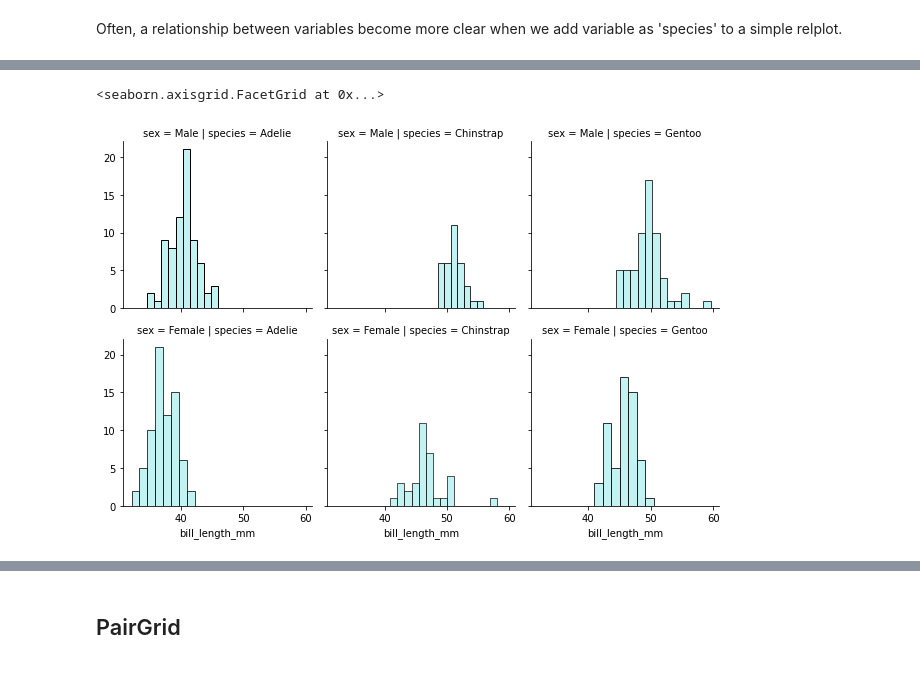
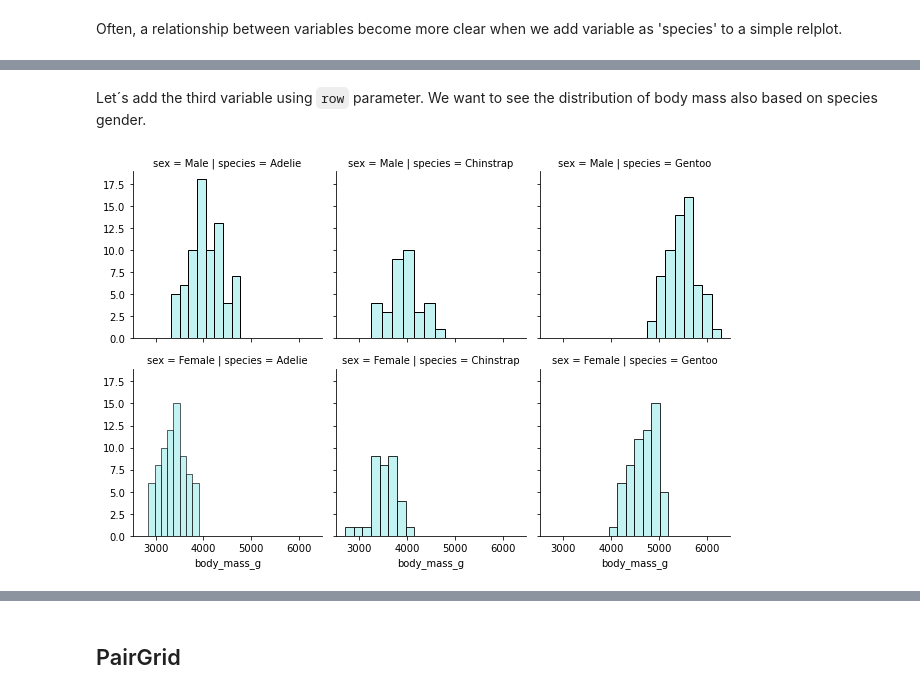
Before and after one commit to zatkopatrik/authentic-data-science, a Jupyter notebook: Jupyter_notebooks/3. Data-Visualization/3_4_15 Multivariate visualizations with Seaborn.ipynb, the cells around one changed output, grey strips where cells are left out. Saved outputs shown, nothing was run; the diff lists cells and outputs as text; code cells hidden in the pictures.

Commit message:
FacetGrid examples

```diff
--- a/Jupyter_notebooks/3. Data-Visualization/3_4_15 Multivariate visualizations with Seaborn.ipynb
+++ b/Jupyter_notebooks/3. Data-Visualization/3_4_15 Multivariate visualizations with Seaborn.ipynb
@@ -77,6 +116,9 @@ sns.FacetGrid(penguins)
+# %% [markdown]
+Let´s add the third variable using `row` parameter. We want to see the distribution of body mass also based on species gender.
 # %%
-g = sns.FacetGrid(penguins, col = 'species', row = 'sex')
-g.map(sns.histplot, 'bill_length_mm', color = 'paleturquoise')
+g = sns.FacetGrid(penguins,
+                  col = 'species',
+                  row = 'sex')
+g.map(sns.histplot, 'body_mass_g', color = 'paleturquoise');
 # %% [output]
-<seaborn.axisgrid.FacetGrid at 0x...>
-[figure, old version]
+[figure, new version]
```
Also changed, not shown: parts of 19 cells of this notebook.
